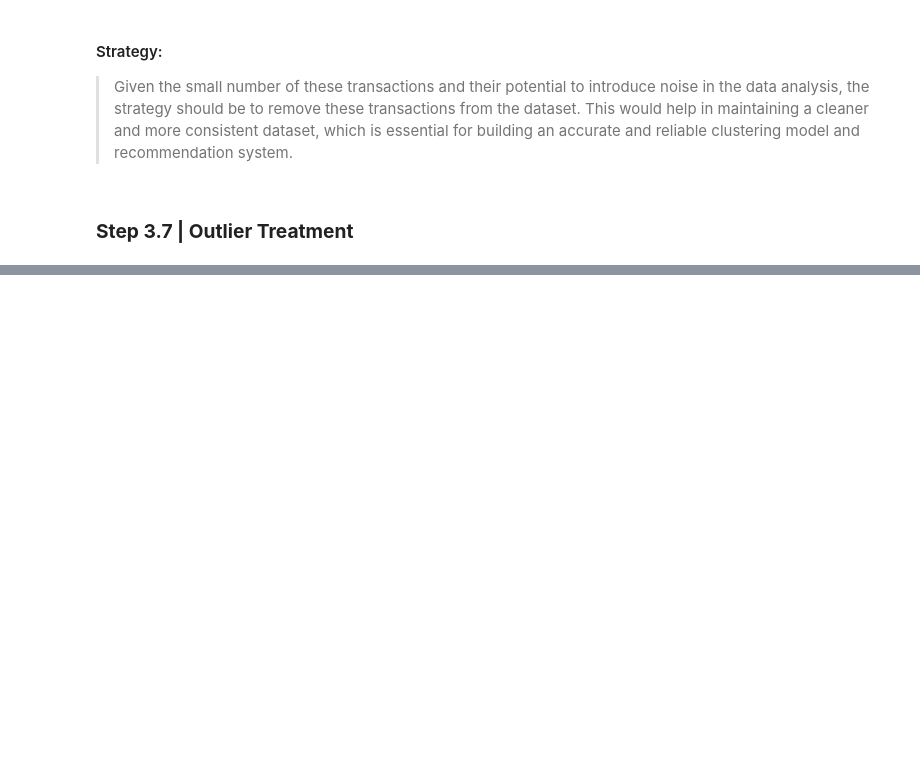
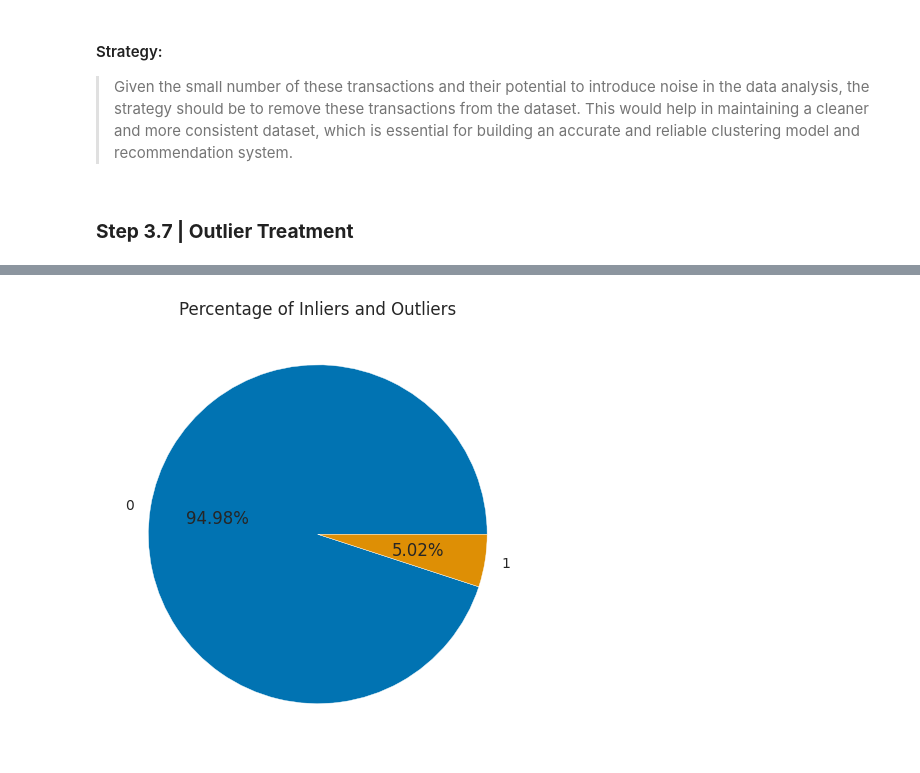
Before and after one commit to Ashutosh-Singh-Thakur/Customer-Segmentation-And-Recommendation, a Jupyter notebook: Customer_Segmentation_And_Recommendation.ipynb, the cells around one changed output, grey strips where cells are left out. Drawn from its saved outputs; the diff is of its cells as text; code cells hidden in the pictures; blank space fills up the shorter version.

```diff
--- a/Customer_Segmentation_And_Recommendation.ipynb
+++ b/Customer_Segmentation_And_Recommendation.ipynb
@@ -575,7 +652,7 @@ Name: Quantity, dtype: float64
 > Given the small number of these transactions and their potential to introduce noise in the data analysis, the strategy should be to remove these transactions from the dataset. This would help in maintaining a cleaner and more consistent dataset, which is essential for building an accurate and reliable clustering model and recommendation system.
 # %%
 # Remove records with a unit price of zero
-df = df[df['UnitPrice'] != 0]
+df = df[df['UnitPrice'] > 0]
 # %% [markdown]
 <a id="outlier_cleaning"></a>
 ### **Step 3.7 | Outlier Treatment**
@@ -585,0 +899,15 @@ df.shape[0]
+# %%
+# Group by CustomerID and Country to get the number of transactions per country for each customer
+customer_country = df.groupby(['CustomerID', 'Country']).size().reset_index(name='Number_of_Transactions')
+
+# Get the country with the maximum number of transactions for each customer (in case a customer has transactions from multiple countries)
+customer_main_country = customer_country.sort_values('Number_of_Transactions', ascending=False).drop_duplicates('CustomerID')
+
+# Create a binary column indicating whether the customer is from the UK or not
+customer_main_country['Is_UK'] = customer_main_country['Country'].apply(lambda x: 1 if x == 'United Kingdom' else 0)
+
+# Merge this data with our customer_data dataframe
+customer_data = pd.merge(customer_data, customer_main_country[['CustomerID', 'Is_UK']], on='CustomerID', how='left')
+
+# Display the first few rows of the customer_data dataframe
+customer_data.head()
@@ -585,0 +1029,7 @@ df.shape[0]
+# %%
+# Changing the data type of 'CustomerID' to string as it is a unique identifier and not used in mathematical operations
+customer_data['CustomerID'] = customer_data['CustomerID'].astype(str)
+
+# Convert data types of columns to optimal types
+customer_data = customer_data.convert_dtypes()
+customer_data.head(10)
@@ -585,0 +1104,12 @@ df.shape[0]
+# %%
+# Initializing the IsolationForest model with a contamination parameter of 0.05
+model = IsolationForest(contamination=0.05, random_state=0)
+
+# Fitting the model on our dataset (converting DataFrame to NumPy to avoid warning)
+customer_data['Outlier_Scores'] = model.fit_predict(customer_data.iloc[:, 1:].to_numpy())
+
+# Creating a new column to identify outliers (1 for inliers and -1 for outliers)
+customer_data['Is_Outlier'] = [1 if x == -1 else 0 for x in customer_data['Outlier_Scores']]
+
+# Display the first few rows of the customer_data dataframe
+customer_data.head()
@@ -585,0 +1127,11 @@ df.shape[0]
+# %%
+# Calculate the percentage of inliers and outliers
+outlier_percentage = customer_data['Is_Outlier'].value_counts(normalize=True) * 100
+
+# Create a pie chart using Seaborn
+sns.set_palette('colorblind')  # Set the color palette
+plt.pie(outlier_percentage, labels=outlier_percentage.index, autopct='%1.2f%%')
+plt.title('Percentage of Inliers and Outliers')
+plt.show()
+# %% [output]
+[figure, added]
```
Also changed, not shown: parts of 139 cells of this notebook.
